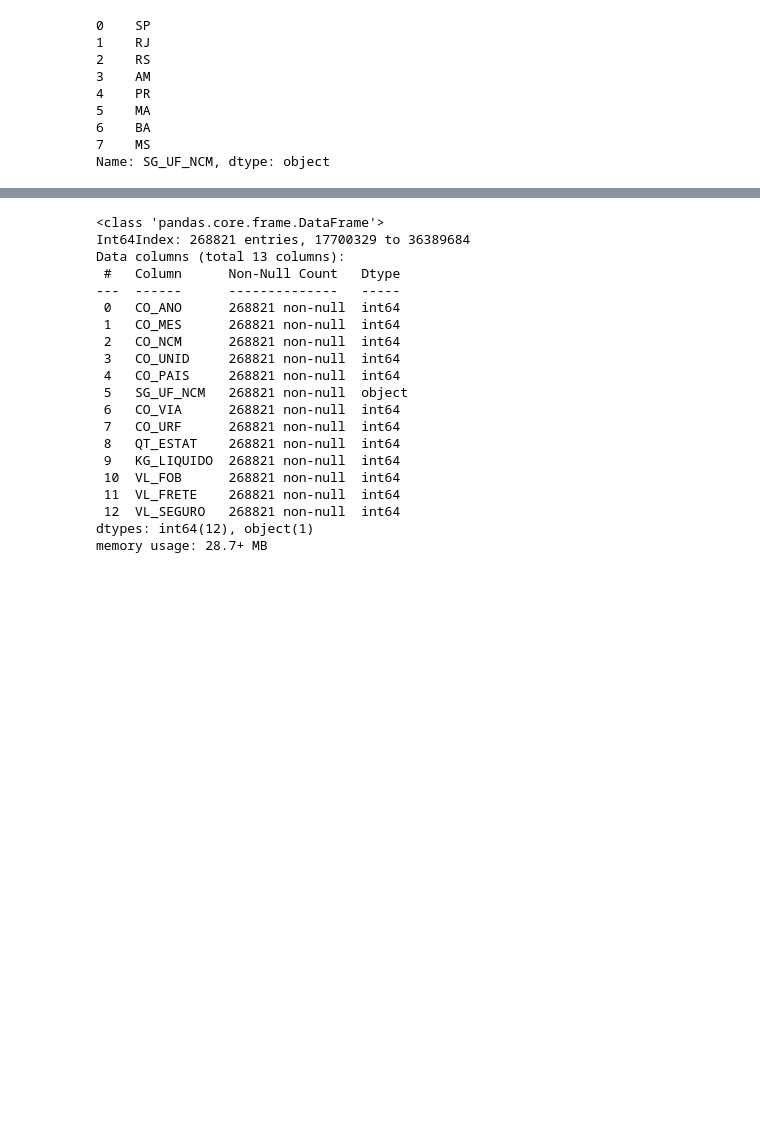
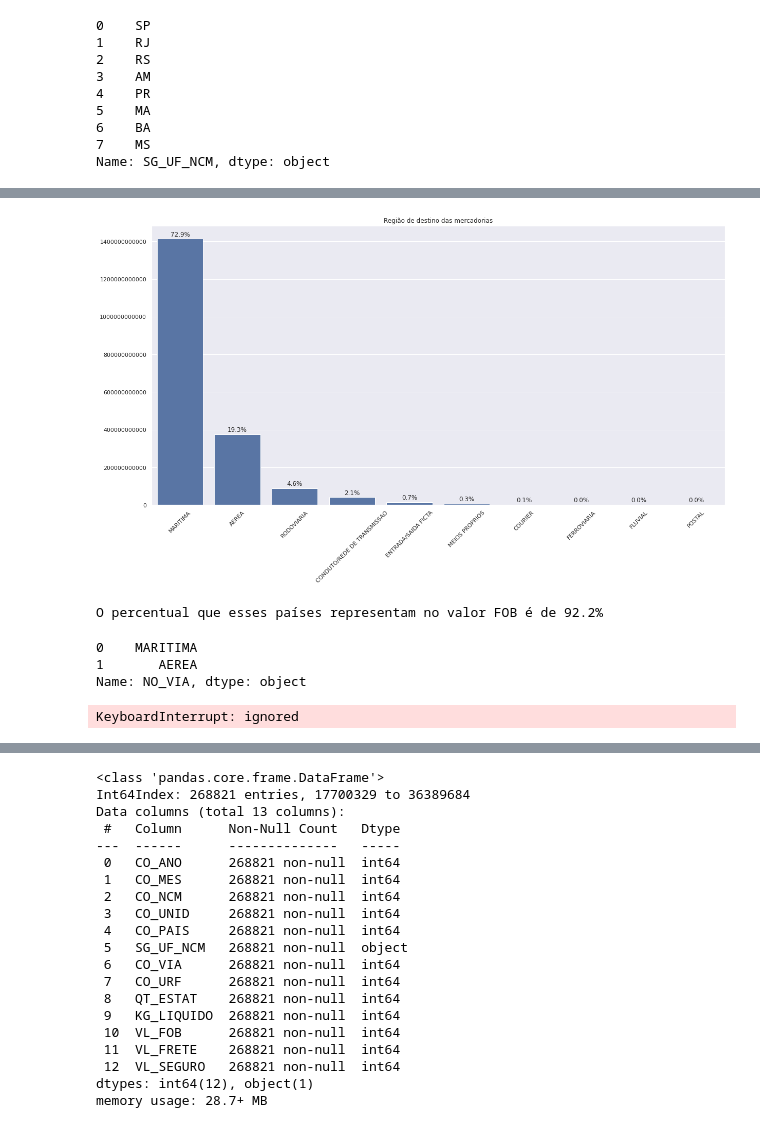
Before and after one commit to Danielpsob/DSWP, a Jupyter notebook: notebooks/analise_dados29-03.ipynb, the cells around one changed output, grey strips where cells are left out. Saved outputs shown, nothing was run; the diff lists cells and outputs as text; code cells hidden in the pictures; blank space fills up the shorter version.

```diff
--- a/notebooks/analise_dados29-03.ipynb
+++ b/notebooks/analise_dados29-03.ipynb
@@ -750,0 +774,13 @@ df_total.head()
+# %%
+# Visualização dos 15 países que mais exportam em valor FOB
+
+bb = df_total.groupby(['NO_VIA']).sum().sort_values(by=['VL_FOB'],ascending=False)
+bb = bb[['VL_FOB']]
+fob_total = bb.VL_FOB.sum()
+bb['porcentagem'] = bb.VL_FOB.apply(lambda x: x/fob_total)
+bb.reset_index(inplace=True)
+
+
+# Salvando na variavel "total" O valor FOB total importado na NCM do produto
+df = bb.copy()
+df
@@ -750,0 +799,40 @@ df_total.head()
+# %%
+sns.set_theme(style="darkgrid")
+
+# Inicializacao figura matplotlib
+f, ax = plt.subplots(figsize=(20, 10))
+bar = sns.barplot(y=list(df.VL_FOB)[:], x=list(df.NO_VIA)[:],
+            label="Total", color="b")
+
+for i,p in enumerate(bar.patches):
+    bar.annotate('{:.1f}%'.format((df.porcentagem[i])*100),
+                   (p.get_x() + p.get_width() / 2., p.get_height()),
+                   ha = 'center', va = 'center',
+                   xytext = (0, 9),
+                   textcoords = 'offset points')
+
+
+ax.set_title("Região de destino das mercadorias")
+ax.yaxis.set_major_formatter(ticker.FuncFormatter(lambda y, _: int(y)))
+plt.xticks(rotation=45)
+plt.show()
+# %% [output]
+[figure, added]
+# %%
+fob_total = total.VL_FOB.sum()
+quinzepaises = total.iloc[:2,:]
+fob_quinzepaises = quinzepaises.VL_FOB.sum()
+perc_paises = fob_quinzepaises/fob_total
+print(f'O percentual que esses países representam no valor FOB é de {perc_paises:.1%}')
+# %% [output]
+O percentual que esses países representam no valor FOB é de 92.2%
+# %%
+quinzepaises.NO_VIA
+# %% [output]
+0    MARITIMA
+1       AEREA
+Name: NO_VIA, dtype: object
+# %%
+df_total.NO_VIA = df_total.NO_VIA.apply(lambda x : 'OUTROS' if x not in list(quinzepaises.NO_VIA) else x)
+# %% [output]
+KeyboardInterrupt: ignored
```
Also changed, not shown: parts of 62 cells of this notebook.
